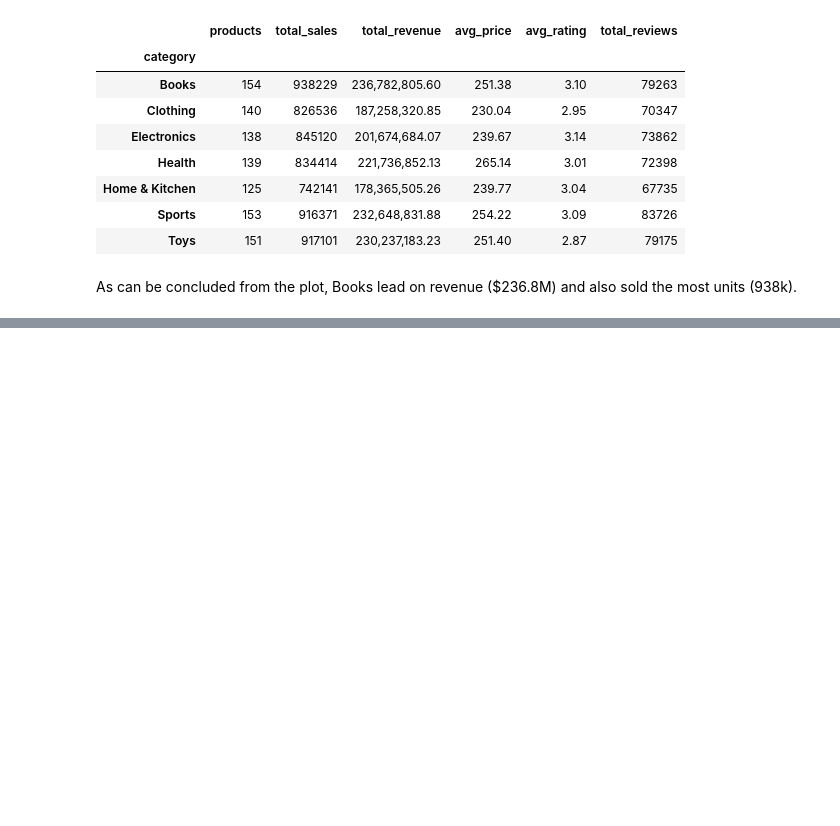
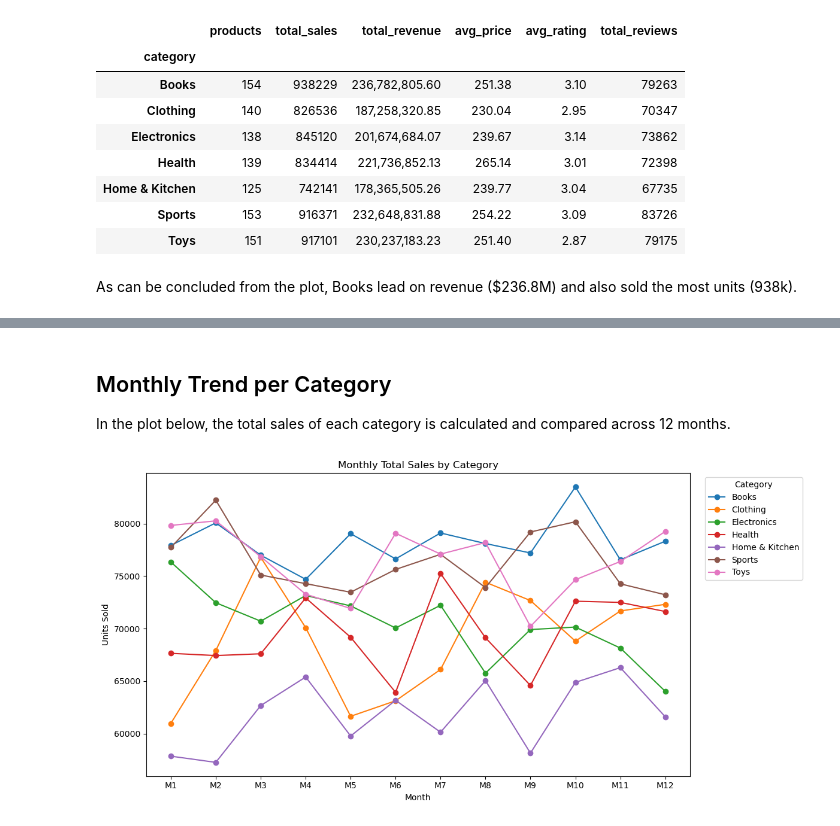
Before and after one commit to elahemrtz/ecommerce-sales-analysis, a Jupyter notebook: notebooks/01_eda.ipynb, the cells around one changed output, grey strips where cells are left out. Saved outputs shown, nothing was run; the diff lists cells and outputs as text; code cells hidden in the pictures; blank space fills up the shorter version.

```diff
--- a/notebooks/01_eda.ipynb
+++ b/notebooks/01_eda.ipynb
@@ -264,0 +315,23 @@ As can be concluded from the plot, Books lead on revenue ($236.8M) and also sold
+# %% [markdown]
+## Monthly Trend per Category
+In the plot below, the total sales of each category is calculated and compared across 12 months.
+# %%
+monthly_by_cat = (
+    long_df.groupby(['month', 'category'])['units_sold']
+    .sum()
+    .unstack('category')
+)
+
+monthly_by_cat = monthly_by_cat.reindex(month_order)
+
+ax = monthly_by_cat.plot(kind="line", marker="o", figsize=(12, 6))
+ax.set_title("Monthly Total Sales by Category")
+ax.set_xlabel("Month")
+ax.set_ylabel("Units Sold")
+ax.set_xticks(range(len(monthly_by_cat)))
+ax.set_xticklabels([f"M{i}" for i in range(1, 13)])
+ax.legend(title="Category", bbox_to_anchor=(1.02, 1), loc="upper left")
+plt.tight_layout()
+plt.show()
+# %% [output]
+[figure, added]
```
Also changed, not shown: parts of 19 cells of this notebook.
